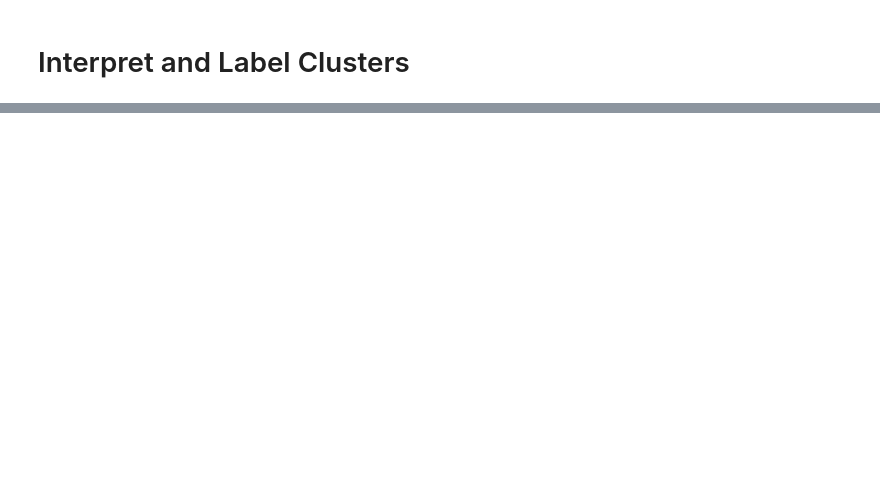
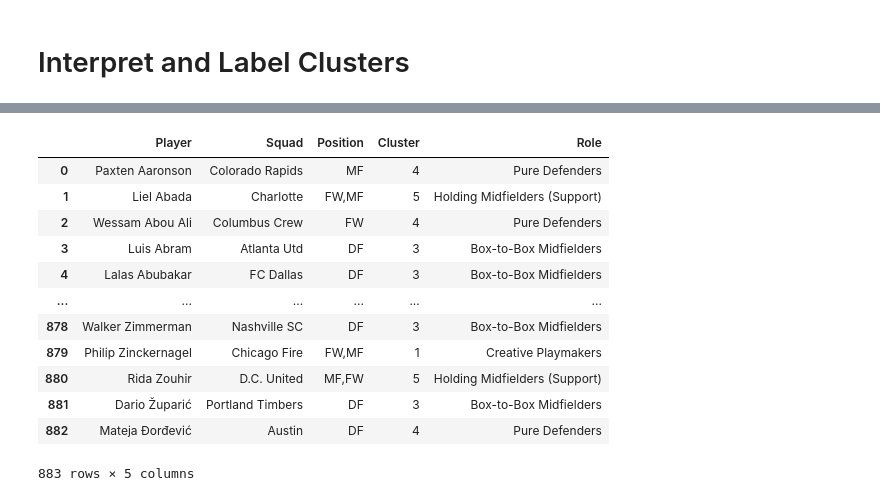
Before and after one commit to JonathanC12/Defining-Player-Roles-In-The-MLS-DataMining-Project4-Clustering, a Jupyter notebook: Project4Notebook.ipynb, the cells around one changed output, grey strips where cells are left out. Cells and saved outputs as stored; diff of their text form; code cells hidden in the pictures; blank space fills up the shorter version.

```diff
--- a/Project4Notebook.ipynb
+++ b/Project4Notebook.ipynb
@@ -533,0 +780,11 @@ np.int64(0)
+# %%
+# here is the actual modeling with more clusters, which I determined worked better for true soccer analysis
+
+kmeans = KMeans(n_clusters=7, random_state=42)
+kmeans.fit(X_scaled)
+
+player_info['Cluster'] = kmeans.labels_
+
+clustered_data = pd.concat([player_info, pd.DataFrame(X_scaled, columns=X.columns)], axis=1)
+cluster_summary = clustered_data.groupby('Cluster').mean(numeric_only=True)
+print(cluster_summary)
@@ -535,0 +824,29 @@ np.int64(0)
+# %%
+# based on the above scores, label each cluster and then join the cluster to each player's information
+
+cluster_names = {
+    0: 'Elite Finishers/Strikers',
+    1: 'Creative Playmakers',
+    2: 'Outlier',
+    3: 'Box-to-Box Midfielders',
+    4: 'Pure Defenders',
+    5: 'Holding Midfielders (Support)',
+    6: 'Deep Defenders (Sweepers)'
+}
+
+player_info['Role'] = player_info['Cluster'].map(cluster_names)
+player_info
+# %% [output]
+|  | Player | Squad | Position | Cluster | Role |
+| 0 | Paxten Aaronson | Colorado Rapids | MF | 4 | Pure Defenders |
+| 1 | Liel Abada | Charlotte | FW,MF | 5 | Holding Midfielders (Support) |
+| 2 | Wessam Abou Ali | Columbus Crew | FW | 4 | Pure Defenders |
+| 3 | Luis Abram | Atlanta Utd | DF | 3 | Box-to-Box Midfielders |
+| 4 | Lalas Abubakar | FC Dallas | DF | 3 | Box-to-Box Midfielders |
+| ... | ... | ... | ... | ... | ... |
+| 878 | Walker Zimmerman | Nashville SC | DF | 3 | Box-to-Box Midfielders |
+| 879 | Philip Zinckernagel | Chicago Fire | FW,MF | 1 | Creative Playmakers |
+| 880 | Rida Zouhir | D.C. United | MF,FW | 5 | Holding Midfielders (Support) |
+| 881 | Dario Župarić | Portland Timbers | DF | 3 | Box-to-Box Midfielders |
+| 882 | Mateja Đorđević | Austin | DF | 4 | Pure Defenders |
+883 rows × 5 columns
```
Also changed, not shown: parts of 42 cells of this notebook.
